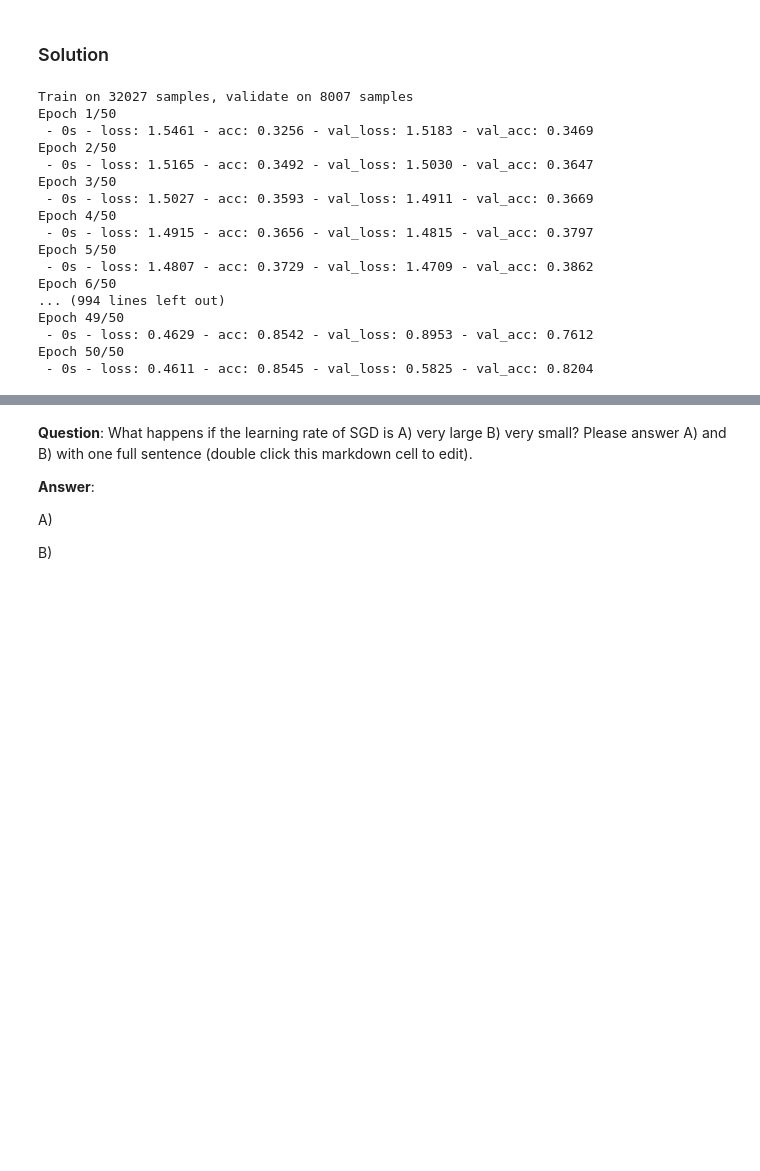
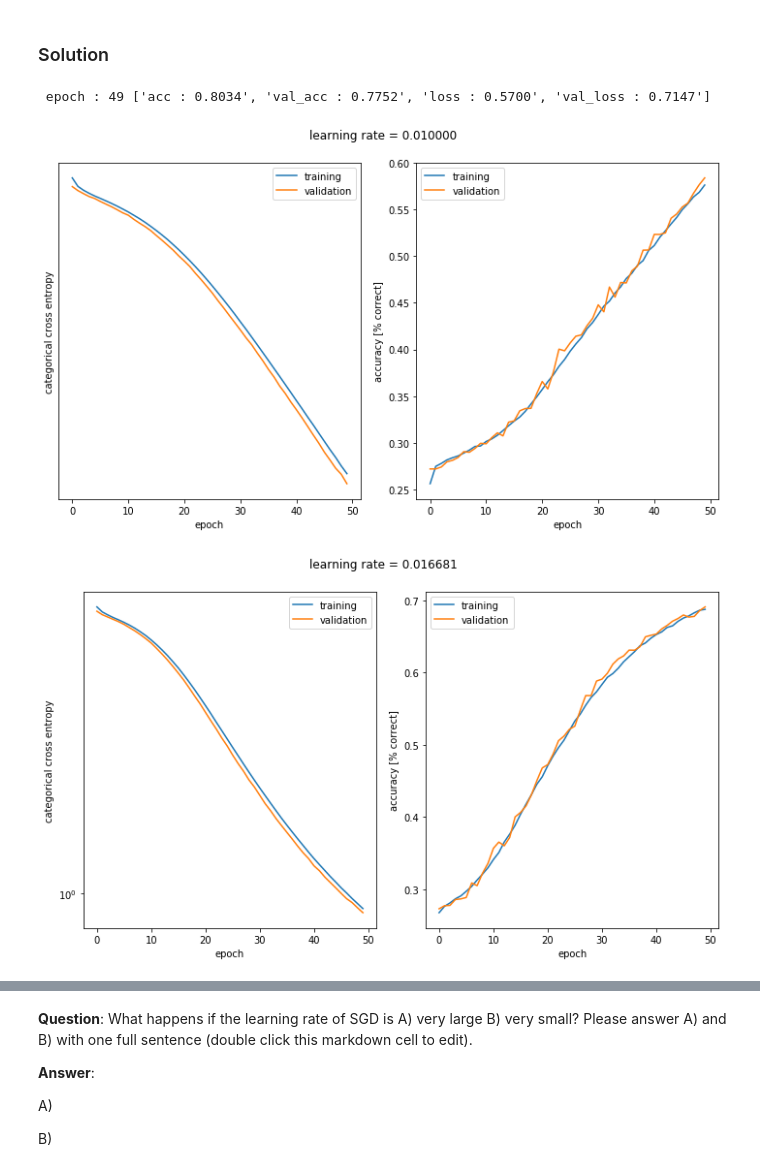
Before and after one commit to davidedidio/ANN, a Jupyter notebook: miniproject1/miniproject1.ipynb, the cells around one changed output, grey strips where cells are left out. Cells and saved outputs as stored; diff of their text form; code cells hidden in the pictures; blank space fills up the shorter version.

```diff
--- a/miniproject1/miniproject1.ipynb
+++ b/miniproject1/miniproject1.ipynb
@@ -262,34 +275,26 @@ Train a network with one hidden layer and compare different optimizers.
 # %% [markdown]
 ### Solution
 # %%
+# Train model with multiple stochastic gradient descent learning rates and plot the results.
 histories = []
 log_space = np.logspace(-2, 0, 10)
 
 for learning_rate in log_space:
 
     model = keras.Sequential()
 
     model.add(Dense(64, activation="relu", input_dim=256))
     model.add(Dense(5, activation="softmax"))
     model.compile(optimizer=SGD(lr=learning_rate), loss="categorical_crossentropy", metrics=['accuracy'])
 
-    histories.append(model.fit(x_train, y_train,
-                        batch_size=128, validation_split=0.2, epochs=50, verbose=2))
+    history = model.fit(x_train, y_train,
+                        batch_size=128, validation_split=0.2, epochs=50, verbose=0,
+                        callbacks=[keras.callbacks.History(),
+                                   ProgressPrinter()])
+
+    histories.append(history)
+    p = plot_history(history, "learning rate = %f" % learning_rate)
 # %% [output]
-Train on 32027 samples, validate on 8007 samples
-Epoch 1/50
- - 0s - loss: 1.5461 - acc: 0.3256 - val_loss: 1.5183 - val_acc: 0.3469
-Epoch 2/50
- - 0s - loss: 1.5165 - acc: 0.3492 - val_loss: 1.5030 - val_acc: 0.3647
-Epoch 3/50
- - 0s - loss: 1.5027 - acc: 0.3593 - val_loss: 1.4911 - val_acc: 0.3669
-Epoch 4/50
- - 0s - loss: 1.4915 - acc: 0.3656 - val_loss: 1.4815 - val_acc: 0.3797
-Epoch 5/50
- - 0s - loss: 1.4807 - acc: 0.3729 - val_loss: 1.4709 - val_acc: 0.3862
-Epoch 6/50
-... (994 lines left out)
-Epoch 49/50
- - 0s - loss: 0.4629 - acc: 0.8542 - val_loss: 0.8953 - val_acc: 0.7612
-Epoch 50/50
- - 0s - loss: 0.4611 - acc: 0.8545 - val_loss: 0.5825 - val_acc: 0.8204
+ epoch : 49 ['acc : 0.8034', 'val_acc : 0.7752', 'loss : 0.5700', 'val_loss : 0.7147']
+[figure, added]
+[figure, added]
```
Also changed, not shown: parts of 19 cells of this notebook.
